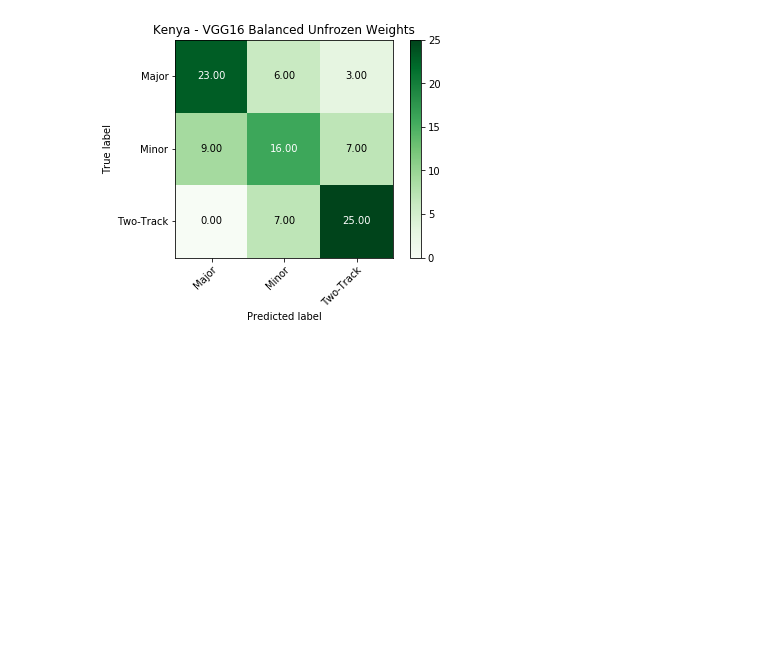
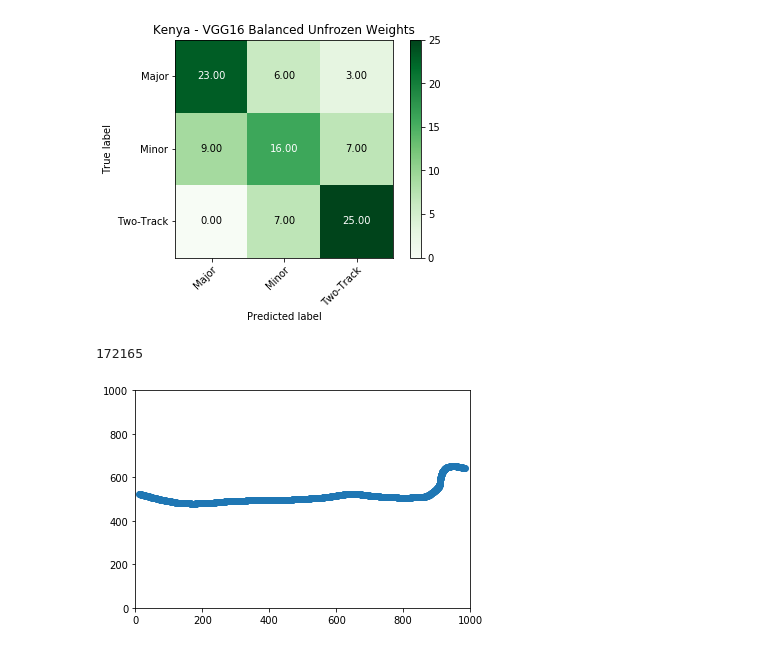
Before and after one commit to choiben314/cs325b, a Jupyter notebook: ben_dev.ipynb, the cells around one changed output. Cells and saved outputs as stored; diff of their text form; code cells hidden in the pictures; blank space fills up the shorter version.

```diff
--- a/ben_dev.ipynb
+++ b/ben_dev.ipynb
@@ -429,0 +435,31 @@ Found 96 validated image filenames belonging to 3 classes.
+# %%
+# config = modules.run.load_config('cls_w6_e1')
+# data_manager = modules.data.DataManager(config)
+
+for idx in range(len(data_manager.dataframes["kenya"])):
+
+
+#53709, 242931
+# %% [output]
+172165
+# %%
+idx = 172164
+size = 1000
+
+shpData = data_manager.shapefiles["kenya"].shape(idx).points
+
+min_lat = float(data_manager.dataframes["kenya"][idx:idx+1]['minlat'])
+max_lat = float(data_manager.dataframes["kenya"][idx:idx+1]['maxlat'])
+min_lon = float(data_manager.dataframes["kenya"][idx:idx+1]['minlon'])
+max_lon = float(data_manager.dataframes["kenya"][idx:idx+1]['maxlon'])
+
+points_true = [x for x in shpData if min_lat < x[1] < max_lat and min_lon < x[0] < max_lon]
+
+lon = [x[0] for x in points_true]
+lat = [x[1] for x in points_true]
+
+lat_range = max_lat - min_lat
+lat = size * (np.array(lat) - min_lat) / lat_range
+
+lon_range = max_lon - min_lon
+lon = size * (np.array(lon) - min_lon) / lon_range
@@ -429,0 +470,26 @@ Found 96 validated image filenames belonging to 3 classes.
+# %%
+def polygon_perimeter(r, c):
+    r = np.round(r).astype(int)
+    c = np.round(c).astype(int)
+
+    # Construct line segments
+    rr, cc = [], []
+    for i in range(len(r) - 1):
+        line_r, line_c = skimage.draw.line(r[i], c[i], r[i + 1], c[i + 1])
+        rr.extend(line_r)
+        cc.extend(line_c)
+
+    rr = np.asarray(rr)
+    cc = np.asarray(cc)
+
+    return rr, cc
+# %%
+lon_pixel = polygon_perimeter(lon, lat)[0]
+lat_pixel = polygon_perimeter(lon, lat)[1]
+
+plt.xlim(0, size)
+plt.ylim(0, size)
+plt.scatter(lon_pixel, lat_pixel)
+plt.show()
+# %% [output]
+[figure, added]
```
Also changed, not shown: parts of 6 cells of this notebook, 3 other files.
